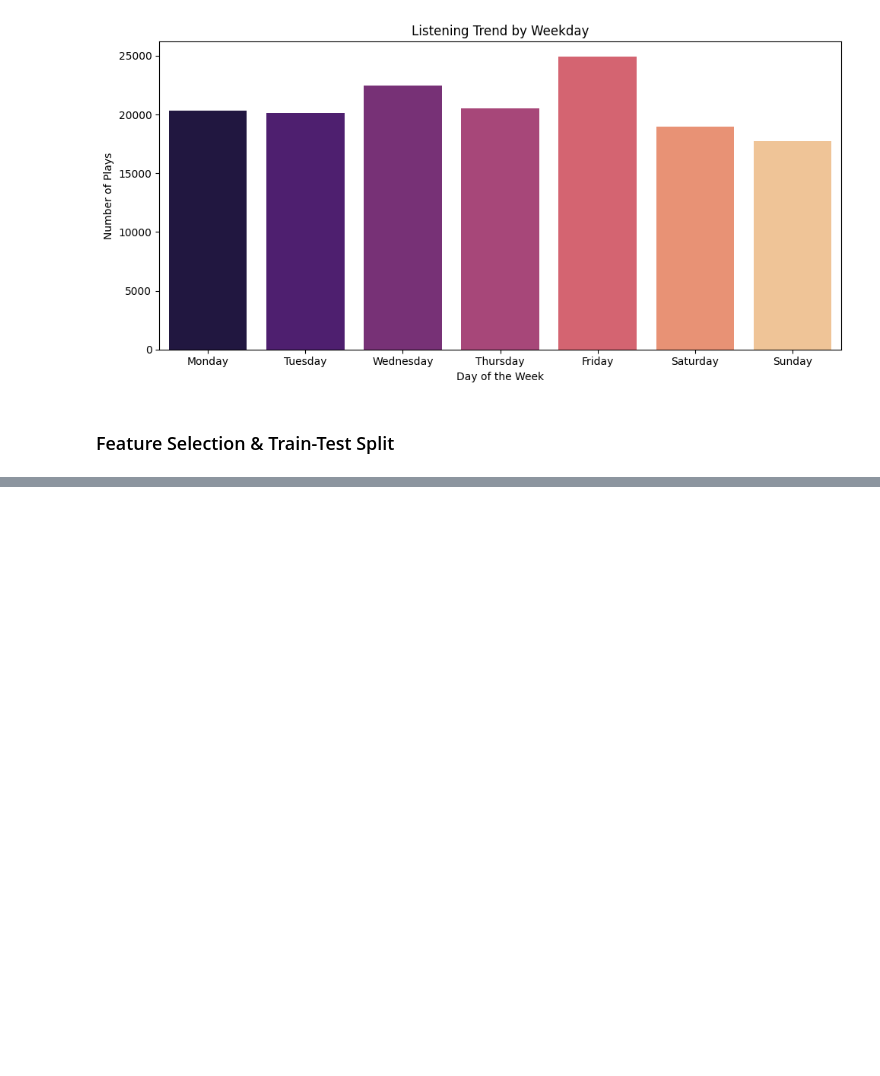
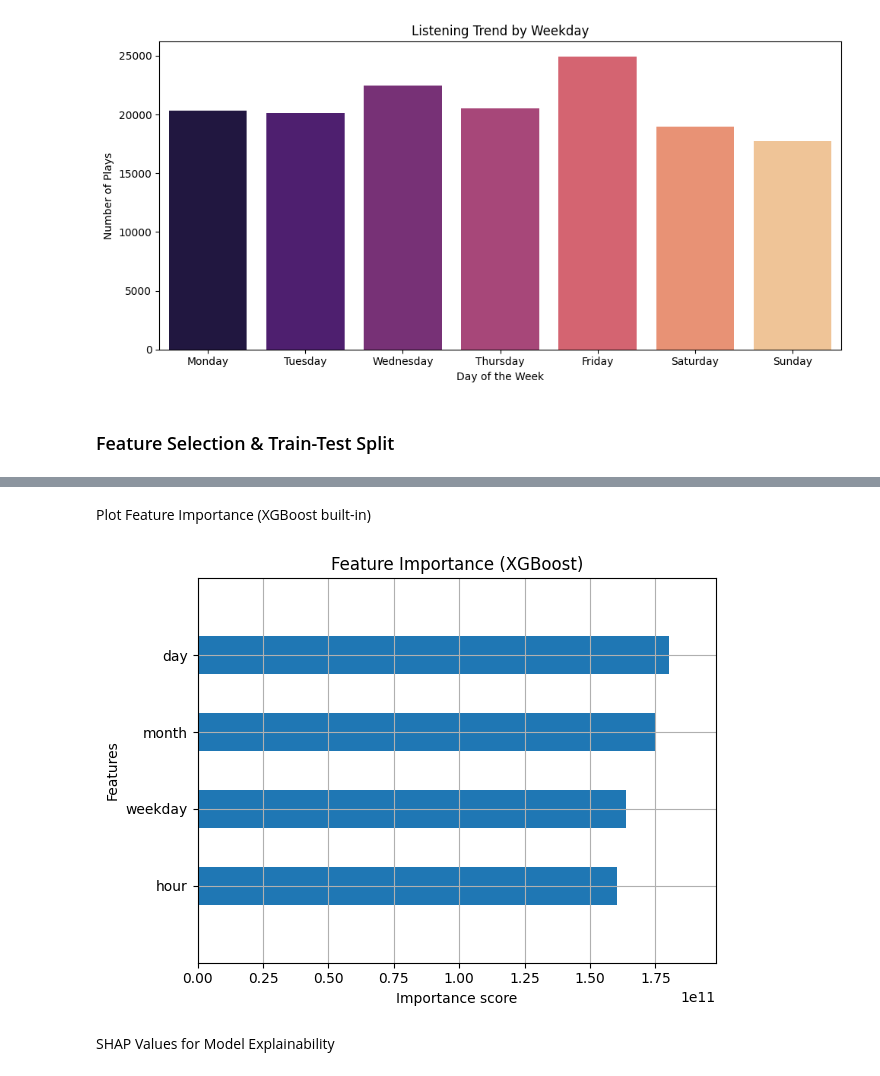
Before and after one commit to Sujoy-004/spotify-global-analysis, a Jupyter notebook: spotify.ipynb, the cells around one changed output, grey strips where cells are left out. Cells and saved outputs as stored; diff of their text form; code cells hidden in the pictures; blank space fills up the shorter version.

```diff
--- a/spotify.ipynb
+++ b/spotify.ipynb
@@ -347,0 +420,11 @@ plt.show()
+# %% [markdown]
+ Plot Feature Importance (XGBoost built-in)
+# %%
+xgb.plot_importance(xgb_model, importance_type='gain', show_values=False, height=0.5)
+plt.title("Feature Importance (XGBoost)")
+plt.tight_layout()
+plt.show()
+# %% [output]
+[figure, added]
+# %% [markdown]
+SHAP Values for Model Explainability
```
Also changed, not shown: parts of 23 cells of this notebook.
